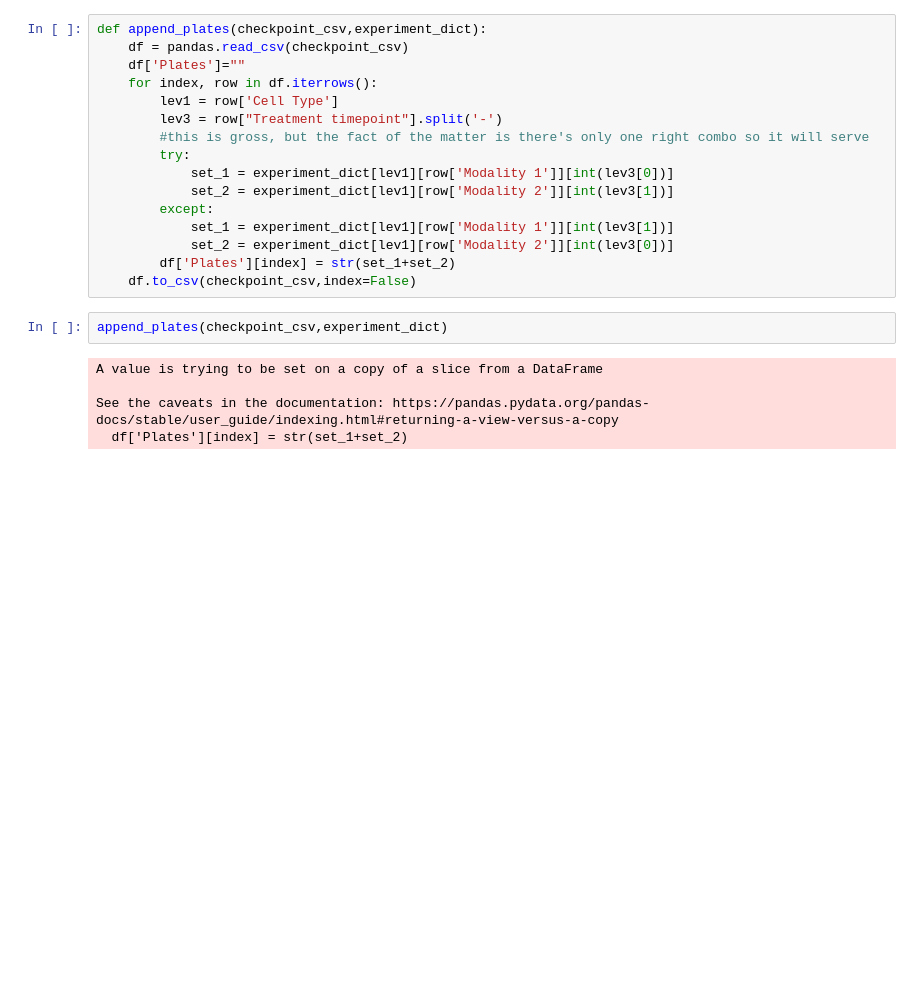
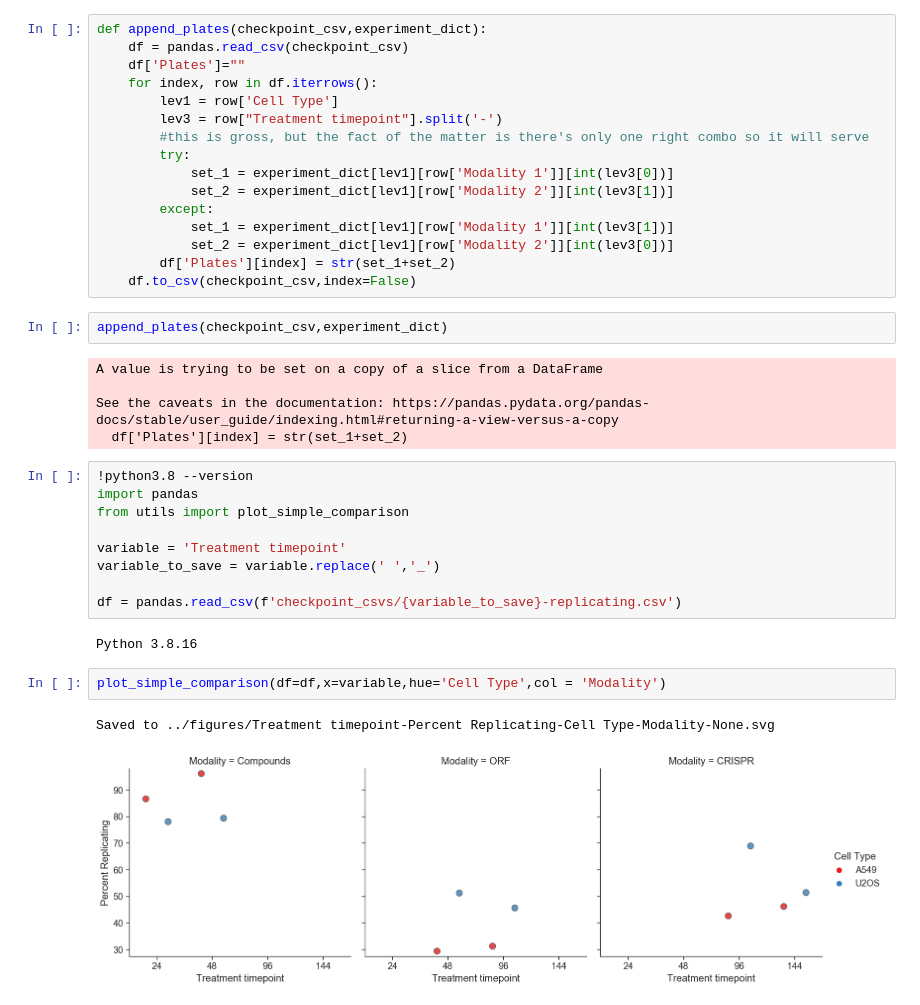
Before and after one commit to carpenter-singh-lab/2023_Cimini_NatureProtocols, a Jupyter notebook: notebooks/AssessTreatmentTimepoint.ipynb, the cells around one changed output. Drawn from its saved outputs; the diff is of its cells as text; blank space fills up the shorter version.

```diff
--- a/notebooks/AssessTreatmentTimepoint.ipynb
+++ b/notebooks/AssessTreatmentTimepoint.ipynb
@@ -187,3 +187,19 @@ A value is trying to be set on a copy of a slice from a DataFrame
 
 See the caveats in the documentation: https://pandas.pydata.org/pandas-docs/stable/user_guide/indexing.html#returning-a-view-versus-a-copy
   df['Plates'][index] = str(set_1+set_2)
+# %%
+!python3.8 --version
+import pandas
+from utils import plot_simple_comparison
+
+variable = 'Treatment timepoint'
+variable_to_save = variable.replace(' ','_')
+
+df = pandas.read_csv(f'checkpoint_csvs/{variable_to_save}-replicating.csv')
+# %% [output]
+Python 3.8.16
+# %%
+plot_simple_comparison(df=df,x=variable,hue='Cell Type',col = 'Modality')
+# %% [output]
+Saved to ../figures/Treatment timepoint-Percent Replicating-Cell Type-Modality-None.svg
+[figure, added]
```
Also changed, not shown: 4 other files.
